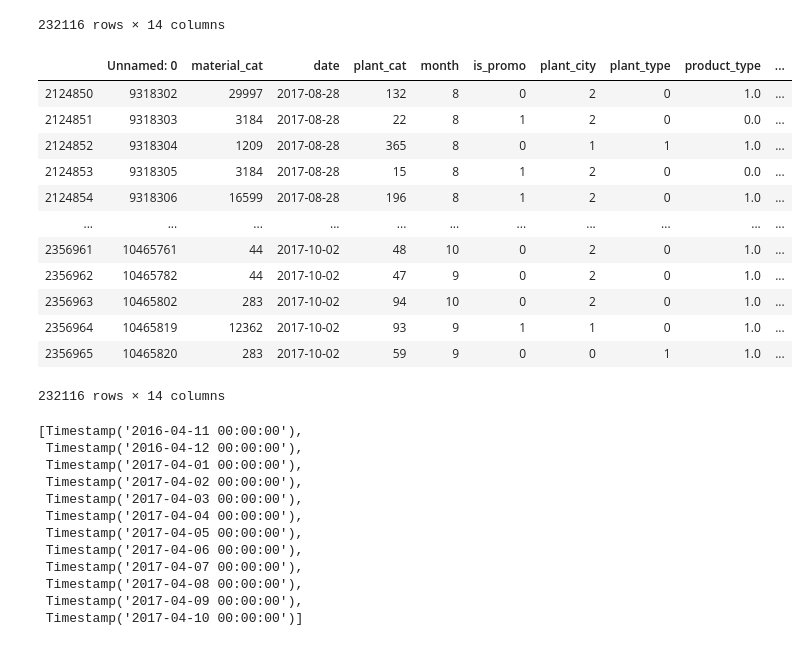
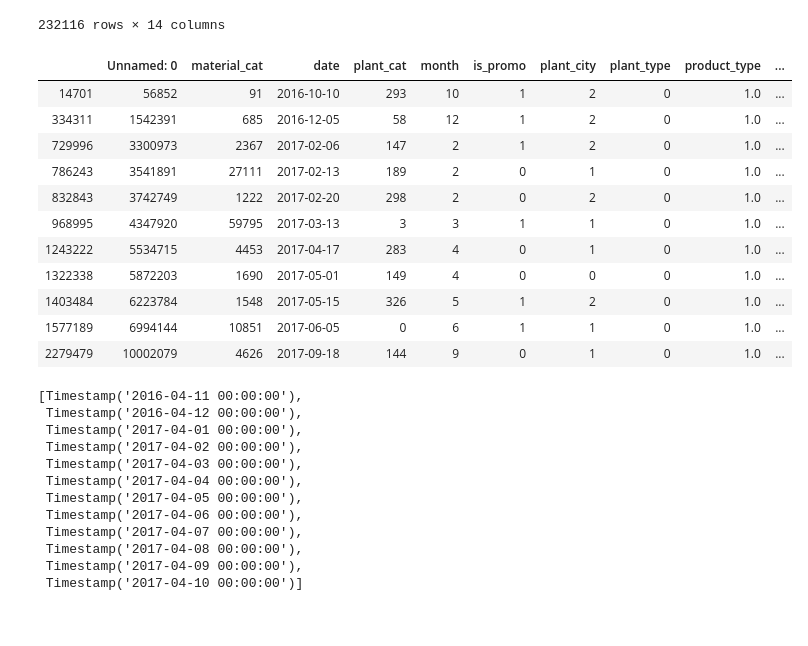
Before and after one commit to smeshk/Lentahack, a Jupyter notebook: Lenta_buyers.ipynb, the cells around one changed output. Saved outputs shown, nothing was run; the diff lists cells and outputs as text; code cells hidden in the pictures.

```diff
--- a/Lenta_buyers.ipynb
+++ b/Lenta_buyers.ipynb
@@ -504,22 +552,21 @@ cat_boost[pd.to_datetime(cat_boost.date) > pd.to_datetime('2017-08-21')]
 232116 rows × 14 columns
 # %%
 cat_boost1 = pd.read_csv('catboost_1.csv')
-# %%
-cat_boost1[pd.to_datetime(cat_boost.date) > pd.to_datetime('2017-08-21')]
-# %% [output]
-|  | Unnamed: 0 | material_cat | date | plant_cat | month | is_promo | plant_city | plant_type | product_type | ... |
-| 2124850 | 9318302 | 29997 | 2017-08-28 | 132 | 8 | 0 | 2 | 0 | 1.0 | ... |
-| 2124851 | 9318303 | 3184 | 2017-08-28 | 22 | 8 | 1 | 2 | 0 | 0.0 | ... |
-| 2124852 | 9318304 | 1209 | 2017-08-28 | 365 | 8 | 0 | 1 | 1 | 1.0 | ... |
-| 2124853 | 9318305 | 3184 | 2017-08-28 | 15 | 8 | 1 | 2 | 0 | 0.0 | ... |
-| 2124854 | 9318306 | 16599 | 2017-08-28 | 196 | 8 | 1 | 2 | 0 | 1.0 | ... |
-| ... | ... | ... | ... | ... | ... | ... | ... | ... | ... | ... |
-| 2356961 | 10465761 | 44 | 2017-10-02 | 48 | 10 | 0 | 2 | 0 | 1.0 | ... |
-| 2356962 | 10465782 | 44 | 2017-10-02 | 47 | 9 | 0 | 2 | 0 | 1.0 | ... |
-| 2356963 | 10465802 | 283 | 2017-10-02 | 94 | 10 | 0 | 2 | 0 | 1.0 | ... |
-| 2356964 | 10465819 | 12362 | 2017-10-02 | 93 | 9 | 1 | 1 | 0 | 1.0 | ... |
-| 2356965 | 10465820 | 283 | 2017-10-02 | 59 | 9 | 0 | 0 | 1 | 1.0 | ... |
-232116 rows × 14 columns
+# %%
+cat_boost1[cat_boost1['elasticity'].astype(float)<0][cat_boost1['elasticity'].astype(float)>-1000]
+# %% [output]
+|  | Unnamed: 0 | material_cat | date | plant_cat | month | is_promo | plant_city | plant_type | product_type | ... |
+| 14701 | 56852 | 91 | 2016-10-10 | 293 | 10 | 1 | 2 | 0 | 1.0 | ... |
+| 334311 | 1542391 | 685 | 2016-12-05 | 58 | 12 | 1 | 2 | 0 | 1.0 | ... |
+| 729996 | 3300973 | 2367 | 2017-02-06 | 147 | 2 | 1 | 2 | 0 | 1.0 | ... |
+| 786243 | 3541891 | 27111 | 2017-02-13 | 189 | 2 | 0 | 1 | 0 | 1.0 | ... |
+| 832843 | 3742749 | 1222 | 2017-02-20 | 298 | 2 | 0 | 2 | 0 | 1.0 | ... |
+| 968995 | 4347920 | 59795 | 2017-03-13 | 3 | 3 | 1 | 1 | 0 | 1.0 | ... |
+| 1243222 | 5534715 | 4453 | 2017-04-17 | 283 | 4 | 0 | 1 | 0 | 1.0 | ... |
+| 1322338 | 5872203 | 1690 | 2017-05-01 | 149 | 4 | 0 | 0 | 0 | 1.0 | ... |
+| 1403484 | 6223784 | 1548 | 2017-05-15 | 326 | 5 | 1 | 2 | 0 | 1.0 | ... |
+| 1577189 | 6994144 | 10851 | 2017-06-05 | 0 | 6 | 1 | 1 | 0 | 1.0 | ... |
+| 2279479 | 10002079 | 4626 | 2017-09-18 | 144 | 9 | 0 | 1 | 0 | 1.0 | ... |
 # %%
 date_start = pd.to_datetime(f'4/10/2016')
 date_finish = []
```
Also changed, not shown: parts of 5 cells of this notebook.
